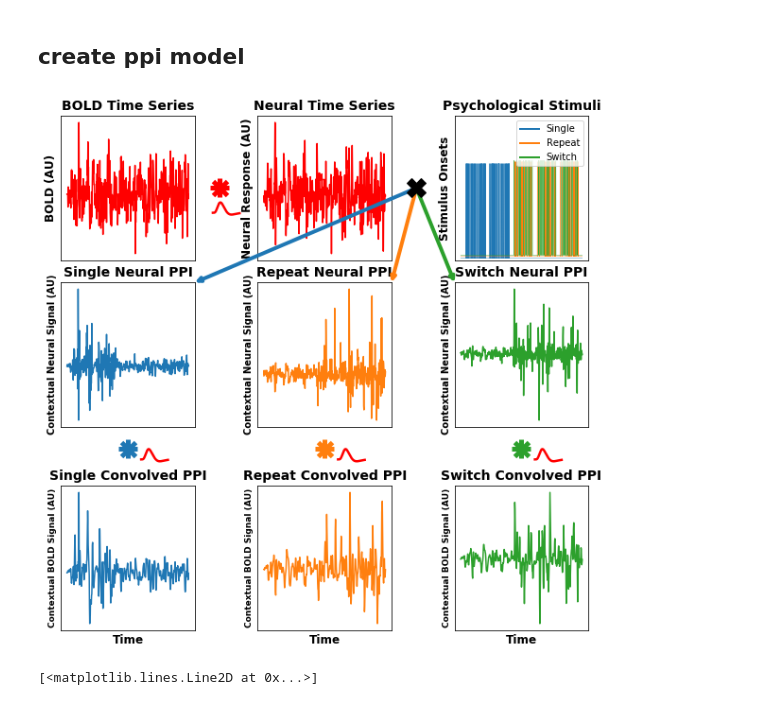
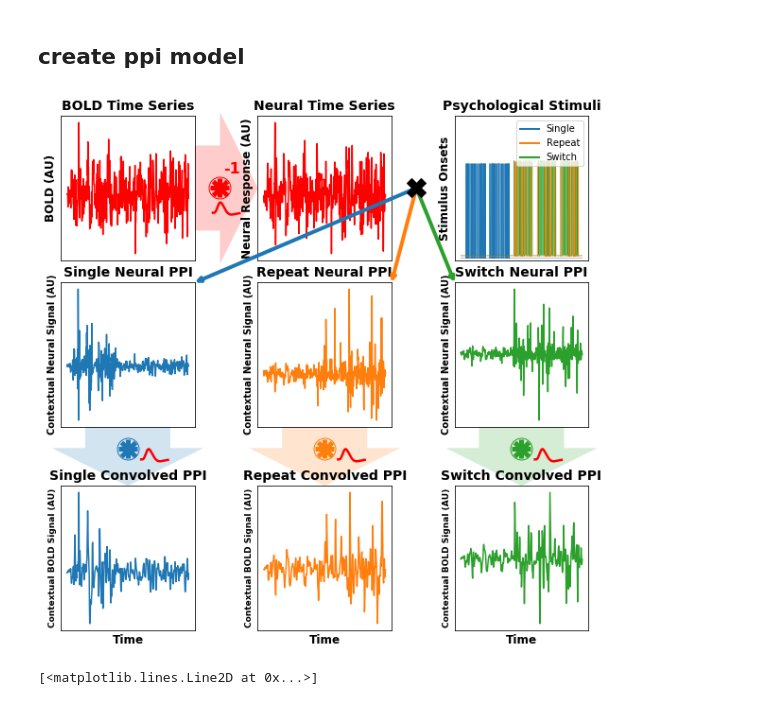
Before and after one commit to jdkent/BetaSeriesRealDataAnalysis, a Jupyter notebook: PPITest/ppi_test.ipynb, the cells around one changed output. Drawn from its saved outputs; the diff is of its cells as text; code cells hidden in the pictures.

Commit message:
make ppi overview figure clearer

```diff
--- a/PPITest/ppi_test.ipynb
+++ b/PPITest/ppi_test.ipynb
@@ -531,6 +532,12 @@ neural_signal, neural_signal_demean, switch_demean, switch_neural_ppi, switch_pp
 neural_signal, neural_signal_demean, repeat_demean, repeat_neural_ppi, repeat_ppi = create_ppi(test_ts[:, 0], 2, events_df, 'repeat', return_all=True)
 # %%
 # put it all together!
+def get_ymidpoint(ax):
+    ymin, ymax = ax.get_ylim()
+    ymid = (ymax - ymin) / 2
+    ycoord = ymax - ymid
+
+    return ycoord
 
 single_color = "#1f77b4"
 repeat_color = "#ff7f0e"
@@ -582,6 +589,9 @@ decon_ax.set_ylim(0, 1)
 decon_ax.set_xlim(0, 1)
 decon_ax.plot(0.25, 0.5, marker="+", mew=5, markersize=20, color="red", clip_on=False)
 decon_ax.plot(0.25, 0.5, marker="x", mew=5, markersize=15, color="red", clip_on=False)
+decon_ax.plot(0.25, 0.5, marker="o", mew=1, markersize=23, markerfacecolor='none', markeredgecolor="red", clip_on=False)
+decon_ax.annotate("-1", (0.4, 0.6), size=16, weight="heavy", color="red")
+
 decon_ax.plot(hrf_decon_x, hrf_decon, linewidth=2.5, clip_on=False, color="red")
 
 neural_ax.plot(neural_signal_demean, color="red")
@@ -592,6 +602,22 @@ neural_ax.set_yticklabels("")
 # neural_ax.set_xlabel("Time", size=10, weight='heavy')
 neural_ax.set_ylabel("Neural Response (AU)", size=12, weight='heavy')
 neural_ax.set_title("Neural Time Series", size=14, weight='heavy')
+
+# connect BOLD axes with neural axes
+decon_patch = matplotlib.patches.ConnectionPatch(
+    xyA=(bold_ax.get_xlim()[1], get_ymidpoint(bold_ax)),
+    xyB=(neural_ax.get_xlim()[0], get_ymidpoint(neural_ax)),
+    coordsA="data",
+    coordsB="data",
+    axesA=bold_ax,
+    axesB=neural_ax,
+    arrowstyle=matplotlib.patches.ArrowStyle("simple", head_length=4, head_width=16, tail_width=9),
+    color="red",
+    alpha=0.2,
+    linewidth=0,
+    clip_on=False,
+)
+bold_ax.add_artist(decon_patch)
 
 multi_ax.set_axis_off()
 multi_ax.set_zorder(10)
@@ -628,6 +654,21 @@ snppi_ax.set_ylabel("Contextual Neural Signal (AU)", size=10, weight='heavy')
 snppi_ax.set_title("Single Neural PPI", size=14, weight='heavy')
 
 
+single_conv_patch = matplotlib.patches.ConnectionPatch(
+    xyA=(0.5, 0),
+    xyB=(0.5, 1),
+    coordsA='axes fraction',
+    coordsB='axes fraction',
+    axesA=snppi_ax,
+    axesB=sppi_ax,
+    arrowstyle=matplotlib.patches.ArrowStyle("simple", head_length=4, head_width=16, tail_width=9),
+    color=single_color,
+    alpha=0.2,
+    linewidth=0,
+    clip_on=False,
+)
+snppi_ax.add_artist(single_conv_patch)
+
 rnppi_ax.plot(repeat_neural_ppi, color=repeat_color)
 rnppi_ax.set_xticks([])
 rnppi_ax.set_yticks([])
@@ -636,6 +677,21 @@ rnppi_ax.set_yticklabels("")
 rnppi_ax.set_ylabel("Contextual Neural Signal (AU)", size=10, weight='heavy')
 rnppi_ax.set_title("Repeat Neural PPI", size=14, weight='heavy')
 
+repeat_conv_patch = matplotlib.patches.ConnectionPatch(
+    xyA=(0.5, 0),
+    xyB=(0.5, 1),
+    coordsA='axes fraction',
+    coordsB='axes fraction',
+    axesA=rnppi_ax,
+    axesB=rppi_ax,
+    arrowstyle=matplotlib.patches.ArrowStyle("simple", head_length=4, head_width=16, tail_width=9),
+    color=repeat_color,
+    alpha=0.2,
+    linewidth=0,
+    clip_on=False,
+)
+rnppi_ax.add_artist(repeat_conv_patch)
+
 swnppi_ax.plot(switch_neural_ppi, color=switch_color)
 swnppi_ax.set_xticks([])
 swnppi_ax.set_yticks([])
@@ -643,6 +699,21 @@ swnppi_ax.set_xticklabels("")
 swnppi_ax.set_yticklabels("")
 swnppi_ax.set_ylabel("Contextual Neural Signal (AU)", size=10, weight='heavy')
 swnppi_ax.set_title("Switch Neural PPI", size=14, weight='heavy')
+
+switch_conv_patch = matplotlib.patches.ConnectionPatch(
+    xyA=(0.5, 0),
+    xyB=(0.5, 1),
+    coordsA='axes fraction',
+    coordsB='axes fraction',
+    axesA=swnppi_ax,
+    axesB=swppi_ax,
+    arrowstyle=matplotlib.patches.ArrowStyle("simple", head_length=4, head_width=16, tail_width=9),
+    color=switch_color,
+    alpha=0.2,
+    linewidth=0,
+    clip_on=False,
+)
+swnppi_ax.add_artist(switch_conv_patch)
 
 single_patch = matplotlib.patches.ConnectionPatch(
     xyA=(0.25, 0.5),
@@ -692,6 +763,8 @@ si_conv_ax.set_ylim(0, 1)
 si_conv_ax.set_xlim(0, 1)
 si_conv_ax.plot(0.5, 1, marker="+", mew=5, markersize=20, color=single_color, clip_on=False)
 si_conv_ax.plot(0.5, 1, marker="x", mew=5, markersize=15, color=single_color, clip_on=False)
+si_conv_ax.plot(0.5, 1, marker="o", mew=1, markersize=23, markerfacecolor='none', markeredgecolor=single_color, clip_on=False)
+
 si_conv_ax.plot(hrf_x, hrf, linewidth=2.5, clip_on=False, color="red")
 
 re_conv_ax.set_axis_off()
@@ -699,6 +772,7 @@ re_conv_ax.set_ylim(0, 1)
 re_conv_ax.set_xlim(0, 1)
 re_conv_ax.plot(0.5, 1, marker="+", mew=5, markersize=20, color=repeat_color, clip_on=False)
 re_conv_ax.plot(0.5, 1, marker="x", mew=5, markersize=15, color=repeat_color, clip_on=False)
+re_conv_ax.plot(0.5, 1, marker="o", mew=1, markersize=23, markerfacecolor='none', markeredgecolor=repeat_color, clip_on=False)
 re_conv_ax.plot(hrf_x, hrf, linewidth=2.5, clip_on=False, color="red")
 
 sw_conv_ax.set_axis_off()
@@ -706,39 +780,40 @@ sw_conv_ax.set_ylim(0, 1)
 sw_conv_ax.set_xlim(0, 1)
 sw_conv_ax.plot(0.5, 1, marker="+", mew=5, markersize=20, color=switch_color, clip_on=False)
 sw_conv_ax.plot(0.5, 1, marker="x", mew=5, markersize=15, color=switch_color, clip_on=False)
+sw_conv_ax.plot(0.5, 1, marker="o", mew=1, markersize=23, markerfacecolor='none', markeredgecolor=switch_color, clip_on=False)
 sw_conv_ax.plot(hrf_x, hrf, linewidth=2.5, clip_on=False, color="red")
 
 
 sppi_ax.plot(single_ppi, color=single_color)
 sppi_ax.set_xticks([])
 sppi_ax.set_yticks([])
 sppi_ax.set_xticklabels("")
 sppi_ax.set_yticklabels("")
 sppi_ax.set_xlabel("Time", size=12, weight='heavy')
 sppi_ax.set_ylabel("Contextual BOLD Signal (AU)", size=9, weight='heavy')
 sppi_ax.set_title("Single Convolved PPI", size=14, weight='heavy')
 
 rppi_ax.plot(repeat_ppi, color=repeat_color)
 rppi_ax.set_xticks([])
 rppi_ax.set_yticks([])
 rppi_ax.set_xticklabels("")
 rppi_ax.set_yticklabels("")
 rppi_ax.set_xlabel("Time", size=12, weight='heavy')
 rppi_ax.set_ylabel("Contextual BOLD Signal (AU)", size=9, weight='heavy')
 rppi_ax.set_title("Repeat Convolved PPI", size=14, weight='heavy')
 
 swppi_ax.plot(switch_ppi, color=switch_color)
 swppi_ax.set_xticks([])
 swppi_ax.set_yticks([])
 swppi_ax.set_xticklabels("")
 swppi_ax.set_yticklabels("")
 swppi_ax.set_xlabel("Time", size=12, weight='heavy')
 swppi_ax.set_ylabel("Contextual BOLD Signal (AU)", size=9, weight='heavy')
 swppi_ax.set_title("Switch Convolved PPI", size=14, weight='heavy')
 
 save_eps(fig, './outputs/ppi_method_overview')
 # %% [output]
-[figure, old version]
+[figure, new version]
 # %%
 ppis = {tt+"_ppi": create_ppi(test_ts[:, 0], 2, events_df, tt) for tt in ['single', 'repeat', 'switch']}
 ppis['physio'] = test_ts[:, 0]
```
Also changed, not shown: parts of 2 cells of this notebook, 1 other file.
